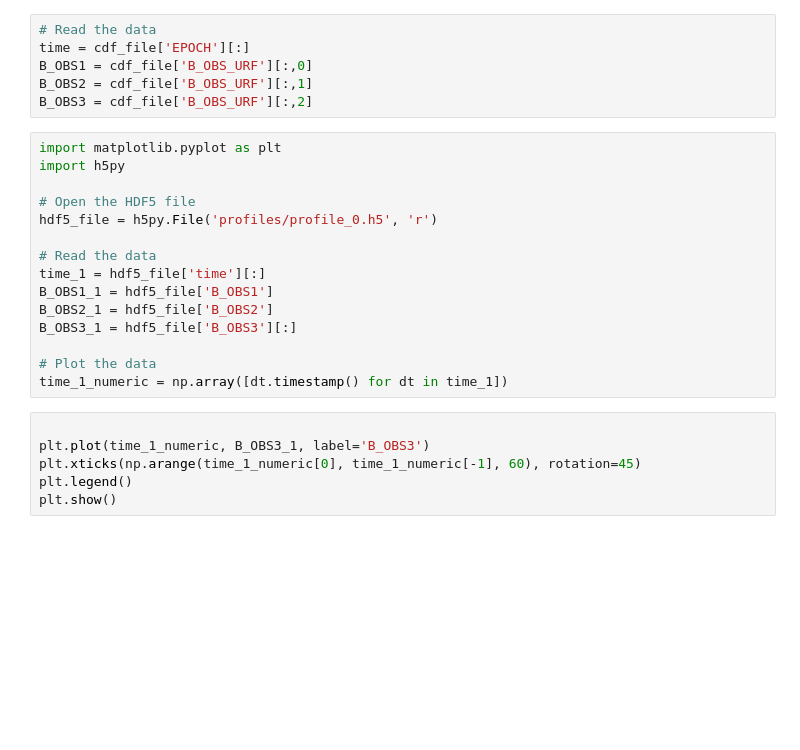
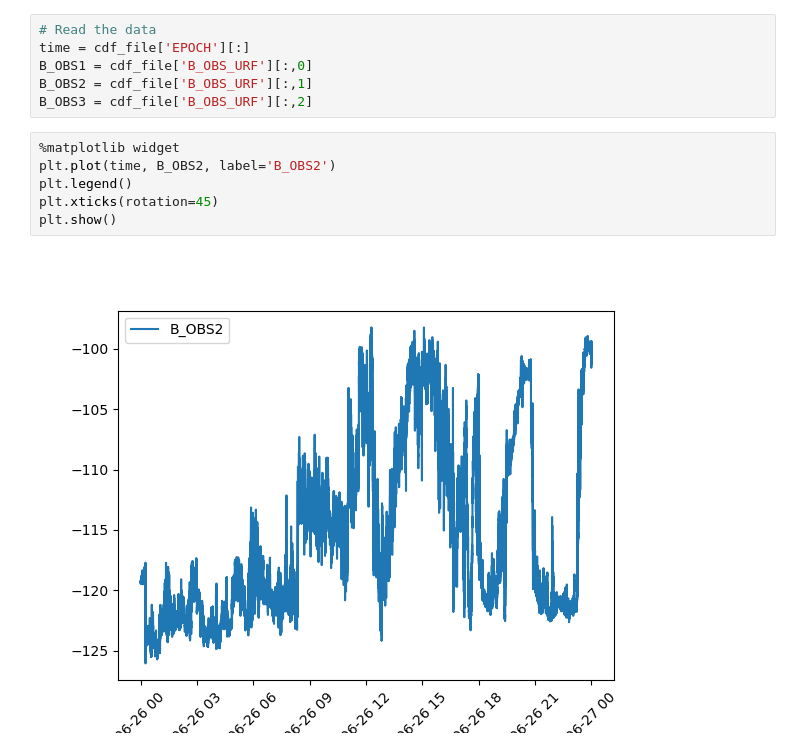
Before and after one commit to Jaymin123123/Heaters_main, a Jupyter notebook: cdfview.ipynb, the cells around one changed output. Saved outputs shown, nothing was run; the diff lists cells and outputs as text; blank space fills up the shorter version.

```diff
--- a/cdfview.ipynb
+++ b/cdfview.ipynb
@@ -11,24 +11,11 @@ time = cdf_file['EPOCH'][:]
 B_OBS1 = cdf_file['B_OBS_URF'][:,0]
 B_OBS2 = cdf_file['B_OBS_URF'][:,1]
 B_OBS3 = cdf_file['B_OBS_URF'][:,2]
-# %%
-import matplotlib.pyplot as plt
-import h5py
-
-# Open the HDF5 file
-hdf5_file = h5py.File('profiles/profile_0.h5', 'r')
-
-# Read the data
-time_1 = hdf5_file['time'][:]
-B_OBS1_1 = hdf5_file['B_OBS1']
-B_OBS2_1 = hdf5_file['B_OBS2']
-B_OBS3_1 = hdf5_file['B_OBS3'][:]
-
-# Plot the data
-time_1_numeric = np.array([dt.timestamp() for dt in time_1])
 # %%
-
-plt.plot(time_1_numeric, B_OBS3_1, label='B_OBS3')
-plt.xticks(np.arange(time_1_numeric[0], time_1_numeric[-1], 60), rotation=45)
+%matplotlib widget
+plt.plot(time, B_OBS2, label='B_OBS2')
 plt.legend()
+plt.xticks(rotation=45)
 plt.show()
+# %% [output]
+[figure, added]
```
Also changed, not shown: parts of 2 cells of this notebook, 6 other files.
